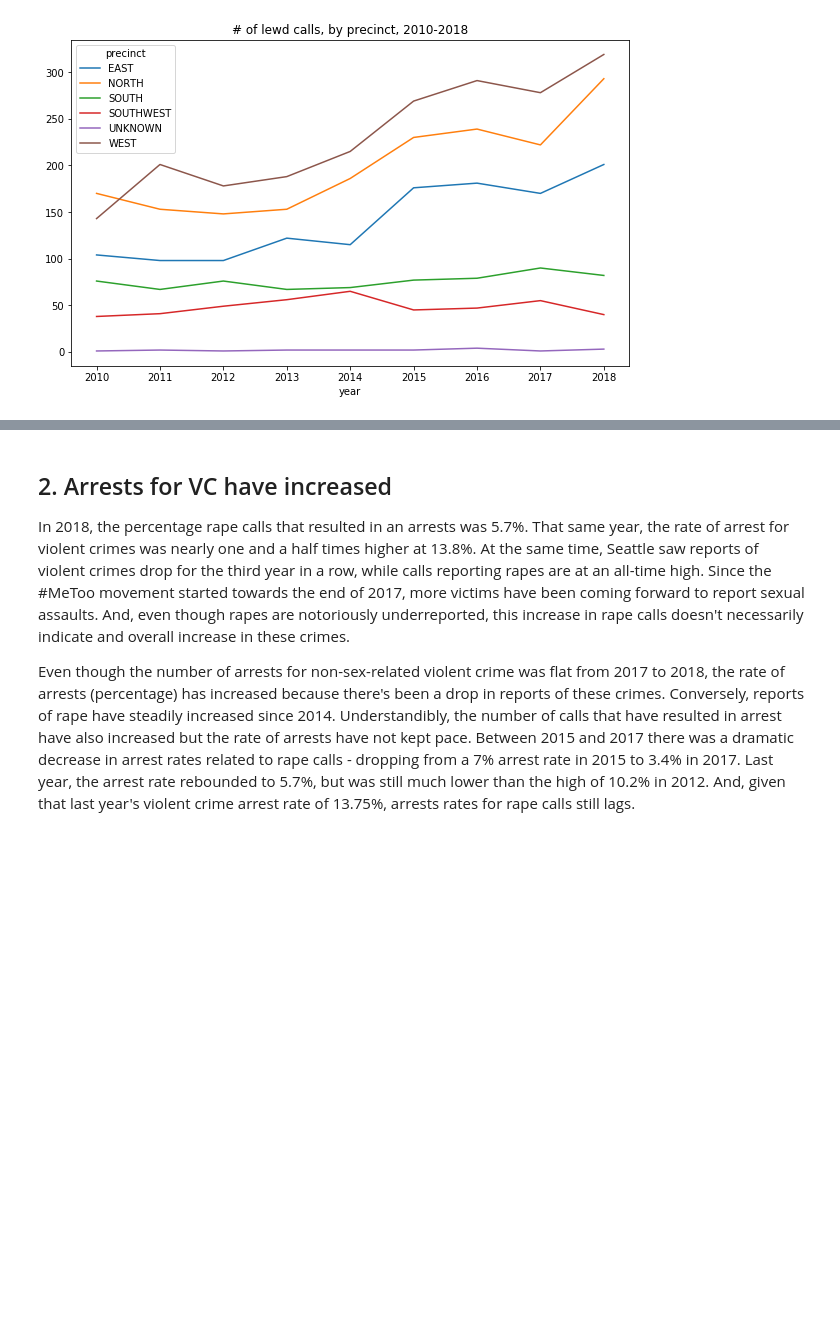
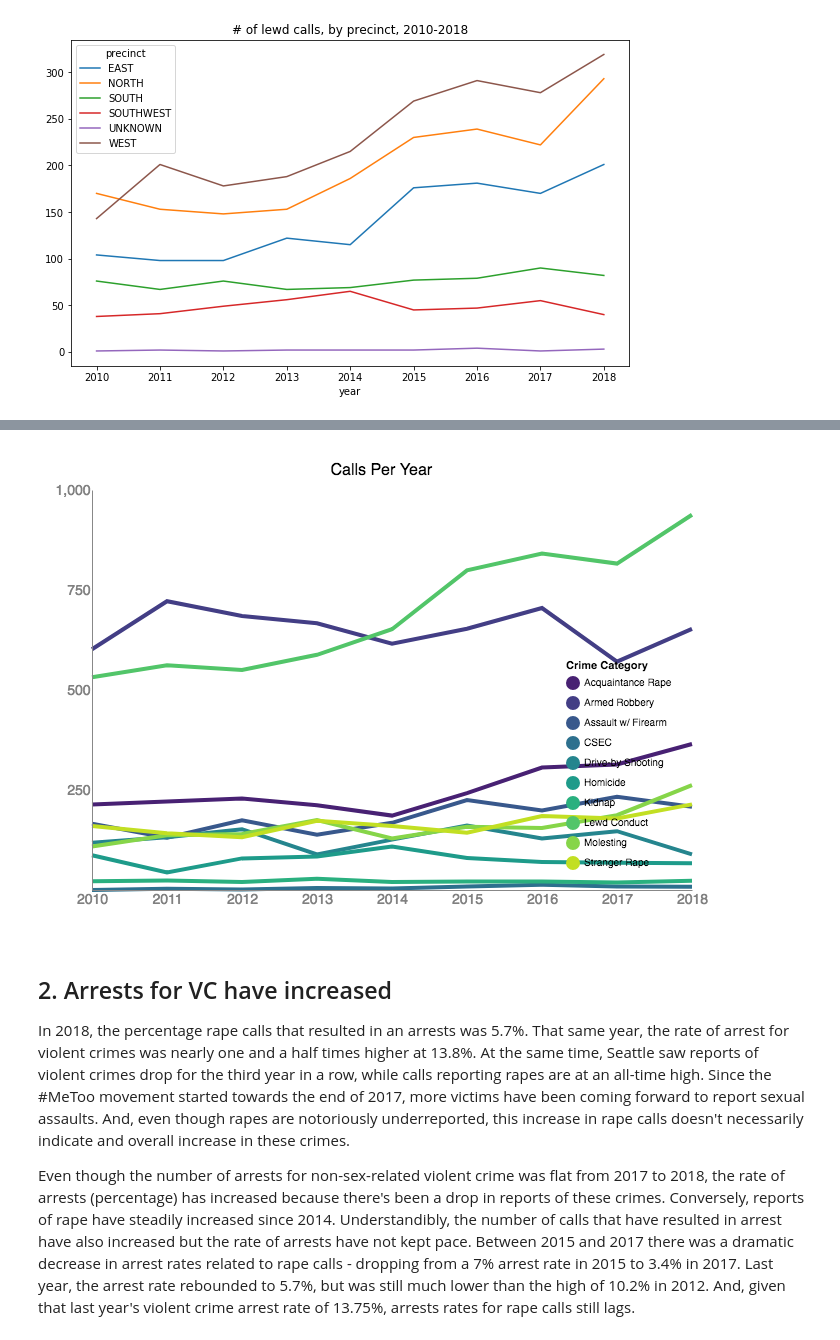
Before and after one commit to teacupwoozy/spd_notebook_archive, a Jupyter notebook: spd_notebook/2010-2018_SPD_Project_Altair_Sandbox.ipynb, the cells around one changed output, grey strips where cells are left out. Drawn from its saved outputs; the diff is of its cells as text; code cells hidden in the pictures; blank space fills up the shorter version.

```diff
--- a/spd_notebook/2010-2018_SPD_Project_Altair_Sandbox.ipynb
+++ b/spd_notebook/2010-2018_SPD_Project_Altair_Sandbox.ipynb
@@ -318,3 +400,91 @@ lewd_df.groupby('precinct').year.value_counts().unstack(0).plot.line(
+# %%
+# Interactive crime_type counts chart!
+
+# Create selection that chooses the nearest point
+nearest = alt.selection(type='single', nearest=True, on='mouseover',
+                       fields=['year'], empty='none')
+
+# The basic line
+line = alt.Chart().mark_line().encode(
+    x=alt.X(
+        'year:Q',
+        axis=alt.Axis(
+            format='Y',
+            title='',
+            ticks=False
+        )),
+    y=alt.Y(
+        'final_call_count:Q',
+        axis=alt.Axis(
+            title='',
+            ticks=False,
+            values=[250, 500, 750, 1000, 1250]
+        )),
+    color=alt.Color(
+        'final_call_type:N',
+        legend=alt.Legend(
+            title='Crime Category',
+            orient='bottom-right'
+        ),
+        scale=alt.Scale(
+            scheme='viridis'
+        ))
+)
+
+# Transparent selectors across the chart. This tells the x-value of the cursor
+selectors = alt.Chart().mark_point().encode(
+    x='year:Q',
+    opacity=alt.value(0),
+).add_selection(
+    nearest
+)
+
+# Draw points on the line and highlight based on selection
+points = line.mark_point().encode(
+    opacity=alt.condition(nearest, alt.value(1), alt.value(0))
+)
+
+# Draw text labels near the points, highlight selection
+text = line.mark_text(align='center', dx=0, dy=25).encode(
+    text=alt.condition(nearest, 'final_call_count:Q', alt.value(' '))
+)
+
+# Draw a rule at the location of the selection
+rules = alt.Chart().mark_rule(color='lightgray').encode(
+    x='year:Q',
+).transform_filter(
+    nearest
+)
+
+# Put layers together and chart
+alt.layer(
+    line, selectors, points, rules, text,
+    data=fct_counts,
+    width=600,
+    height=400,
+    padding=15,
+).properties(
+    title='Calls Per Year'
+).configure_line(
+    strokeWidth=4,
+).configure_text(
+    fontSize=14,
+    fontWeight=400,
+    align='center',
+).configure_title(
+    fontSize=16,
+    fontWeight=400
+).configure_axis(
+    labelFontSize=14,
+    labelColor='gray',
+    grid=False
+).configure_view(
+    strokeWidth=0
+).configure_axisBottom(
+    labelFlush=False
+)
+# %% [output]
+[figure, added]
 # %% [markdown]
 ## 2. Arrests for VC have increased
 
```
Also changed, not shown: parts of 5 cells of this notebook.
